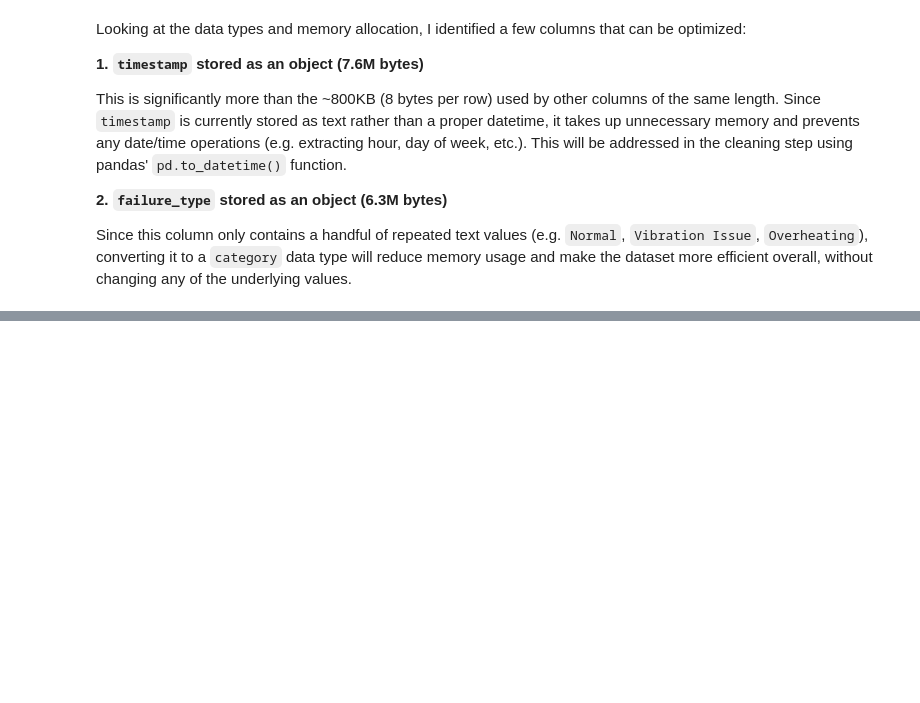
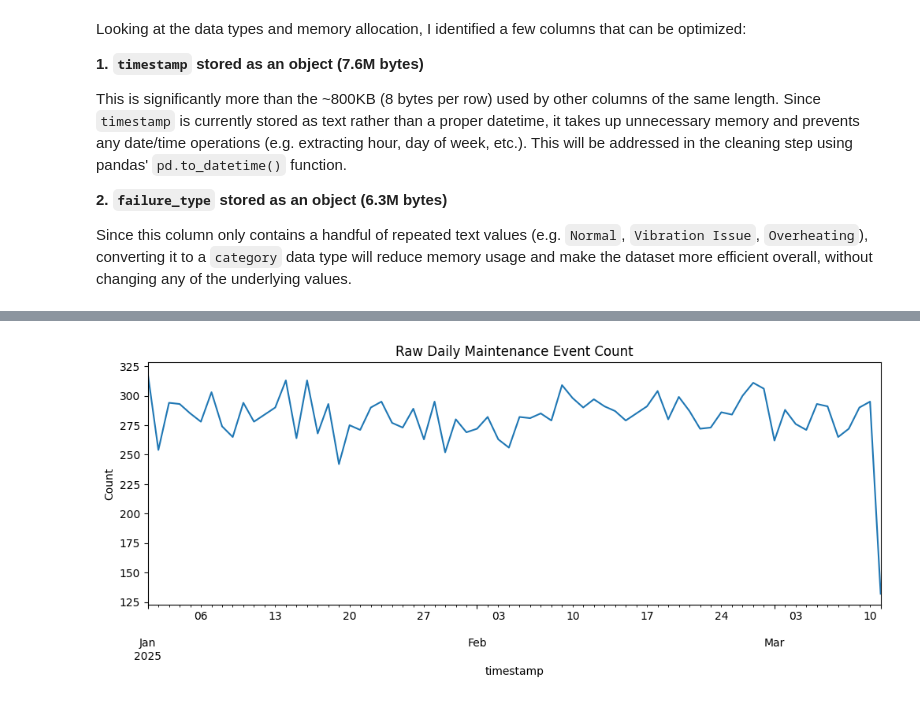
Before and after one commit to keoner/IT3385_mlops, a Jupyter notebook: notebooks/1.0_EDA.ipynb, the cells around one changed output, grey strips where cells are left out. Saved outputs shown, nothing was run; the diff lists cells and outputs as text; code cells hidden in the pictures; blank space fills up the shorter version.

```diff
--- a/notebooks/1.0_EDA.ipynb
+++ b/notebooks/1.0_EDA.ipynb
@@ -254,0 +356,7 @@ In this section, I will use visualizations to uncover patterns, relationships, a
+# %%
+daily_count = df.set_index('timestamp')['maintenance_required'].resample('D').sum()
+daily_count.plot(figsize=(12,4), title='Raw Daily Maintenance Event Count')
+plt.ylabel('Count')
+plt.show()
+# %% [output]
+[figure, added]
```
Also changed, not shown: parts of 27 cells of this notebook, 5 other files.
